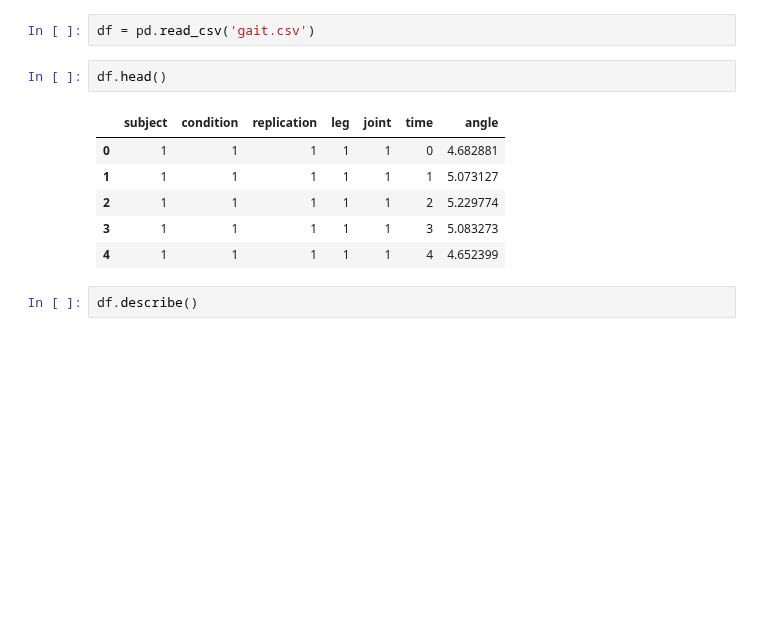
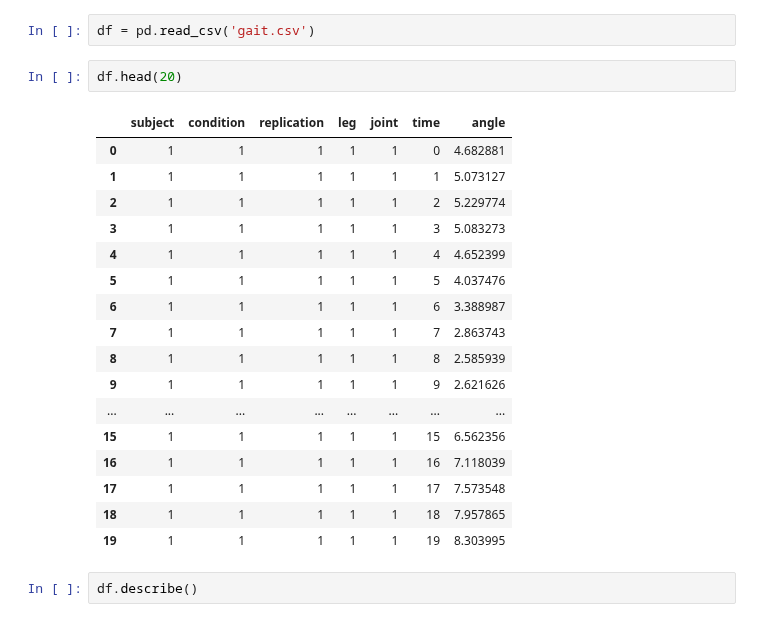
Before and after one commit to Mortti11/Deep_Learning, a Jupyter notebook: CNN_Times_series/cnn.ipynb, the cells around one changed output. Drawn from its saved outputs; the diff is of its cells as text; blank space fills up the shorter version.

```diff
--- a/CNN_Times_series/cnn.ipynb
+++ b/CNN_Times_series/cnn.ipynb
@@ -36,14 +36,25 @@ from ydata_profiling import ProfileReport
 # %%
 df = pd.read_csv('gait.csv')
 # %%
-df.head()
+df.head(20)
 # %% [output]
 |  | subject | condition | replication | leg | joint | time | angle |
 | 0 | 1 | 1 | 1 | 1 | 1 | 0 | 4.682881 |
 | 1 | 1 | 1 | 1 | 1 | 1 | 1 | 5.073127 |
 | 2 | 1 | 1 | 1 | 1 | 1 | 2 | 5.229774 |
 | 3 | 1 | 1 | 1 | 1 | 1 | 3 | 5.083273 |
 | 4 | 1 | 1 | 1 | 1 | 1 | 4 | 4.652399 |
+| 5 | 1 | 1 | 1 | 1 | 1 | 5 | 4.037476 |
+| 6 | 1 | 1 | 1 | 1 | 1 | 6 | 3.388987 |
+| 7 | 1 | 1 | 1 | 1 | 1 | 7 | 2.863743 |
+| 8 | 1 | 1 | 1 | 1 | 1 | 8 | 2.585939 |
+| 9 | 1 | 1 | 1 | 1 | 1 | 9 | 2.621626 |
+| ... | ... | ... | ... | ... | ... | ... | ... |
+| 15 | 1 | 1 | 1 | 1 | 1 | 15 | 6.562356 |
+| 16 | 1 | 1 | 1 | 1 | 1 | 16 | 7.118039 |
+| 17 | 1 | 1 | 1 | 1 | 1 | 17 | 7.573548 |
+| 18 | 1 | 1 | 1 | 1 | 1 | 18 | 7.957865 |
+| 19 | 1 | 1 | 1 | 1 | 1 | 19 | 8.303995 |
 # %%
 df.describe()
 # %% [output]
```
Also changed, not shown: parts of 3 cells of this notebook, 4 other files.
